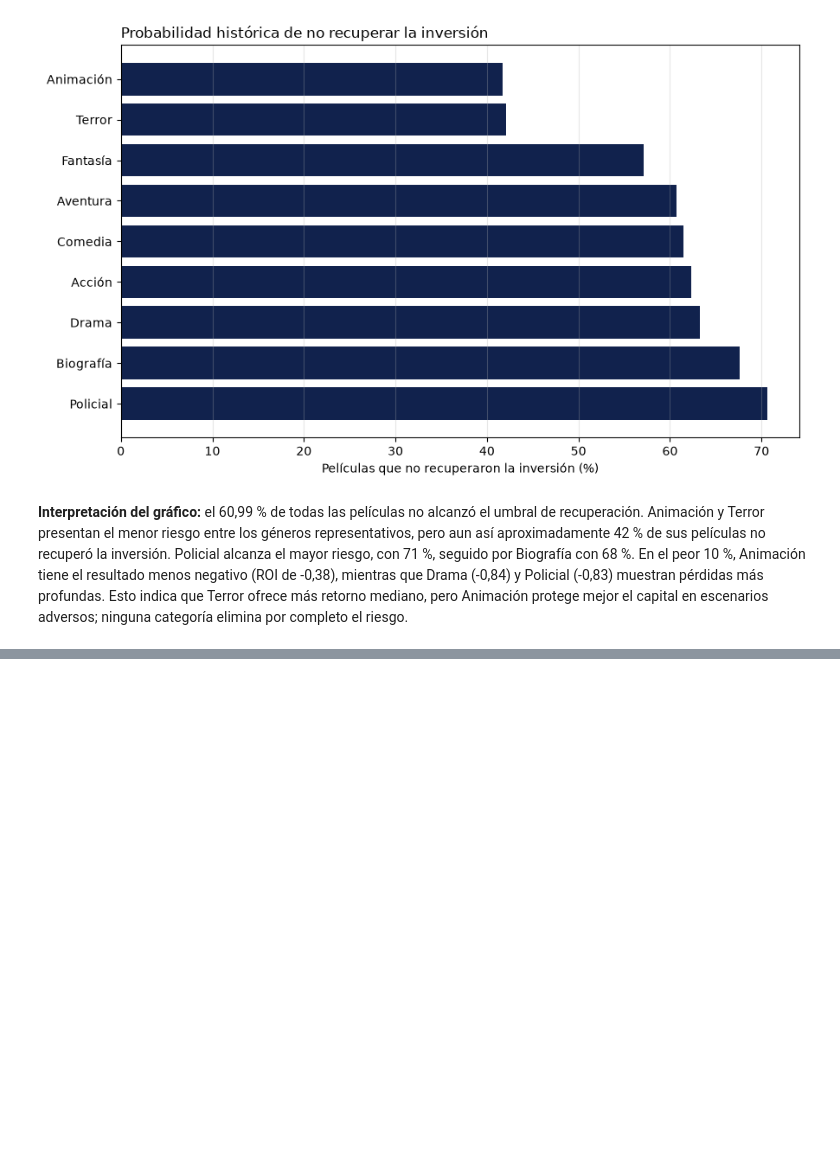
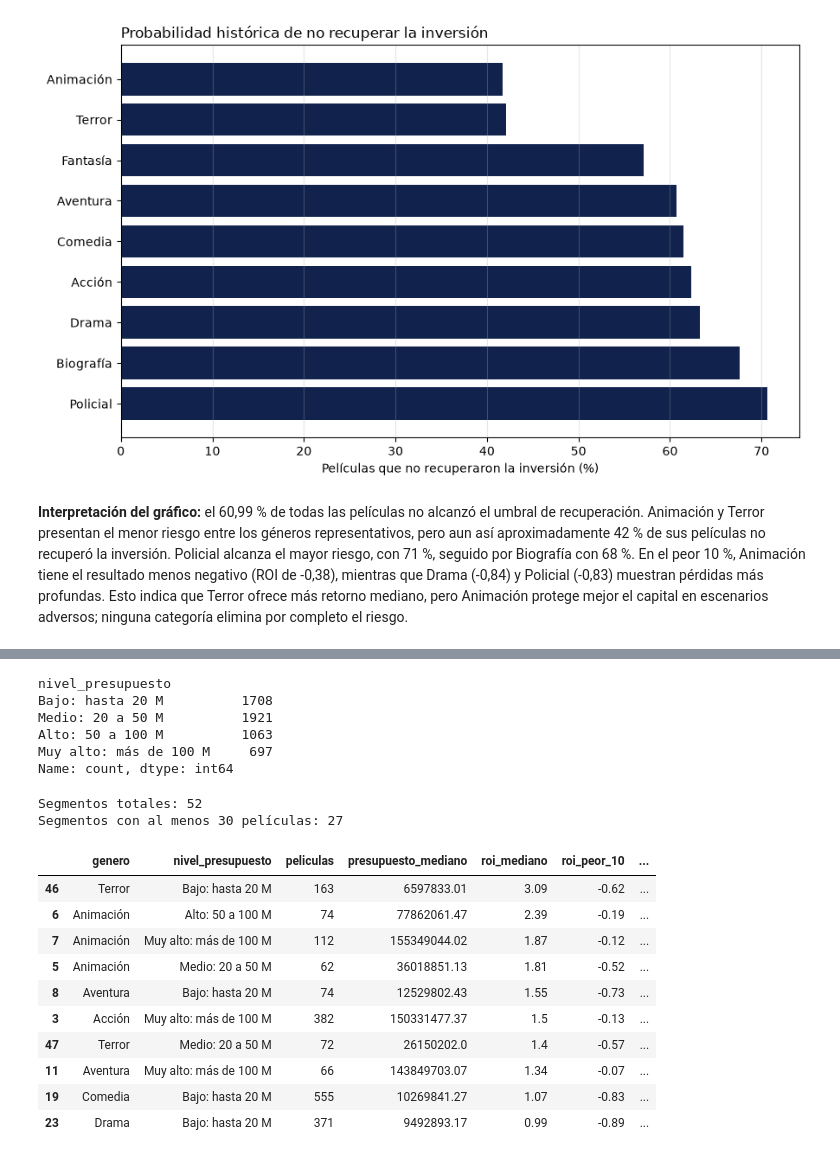
Before and after one commit to alvareezvicente-code/Vicente-Alvarez-programacion-analitica-2, a Jupyter notebook: notebooks/analisis.ipynb, the cells around one changed output, grey strips where cells are left out. Cells and saved outputs as stored; diff of their text form; code cells hidden in the pictures; blank space fills up the shorter version.

Commit message:
Identificar segmentos de riesgo y retorno

```diff
--- a/notebooks/analisis.ipynb
+++ b/notebooks/analisis.ipynb
@@ -1548,0 +1553,65 @@ plt.show()
+# %%
+peliculas_financieras["nivel_presupuesto"] = pd.cut(
+    peliculas_financieras["presupuesto_2020_usd"],
+    bins=[0, 20_000_000, 50_000_000, 100_000_000, float("inf")],
+    labels=["Bajo: hasta 20 M", "Medio: 20 a 50 M", "Alto: 50 a 100 M", "Muy alto: más de 100 M"],
+)
+
+print(peliculas_financieras["nivel_presupuesto"].value_counts(sort=False))
+# %% [output]
+nivel_presupuesto
+Bajo: hasta 20 M          1708
+Medio: 20 a 50 M          1921
+Alto: 50 a 100 M          1063
+Muy alto: más de 100 M     697
+Name: count, dtype: int64
+# %%
+segmentos = (
+    peliculas_financieras.groupby(
+        ["genero", "nivel_presupuesto"], observed=True
+    )
+    .agg(
+        peliculas=("id_pelicula", "size"),
+        presupuesto_mediano=("presupuesto_2020_usd", "median"),
+        roi_mediano=("roi", "median"),
+        roi_peor_10=("roi", lambda serie: serie.quantile(0.10)),
+        tasa_recuperacion=("recupero_inversion", "mean"),
+    )
+    .reset_index()
+)
+segmentos["probabilidad_perdida"] = 1 - segmentos["tasa_recuperacion"]
+
+segmentos_representativos = segmentos.loc[segmentos["peliculas"] >= 30].copy()
+print(f"Segmentos totales: {len(segmentos)}")
+print(f"Segmentos con al menos 30 películas: {len(segmentos_representativos)}")
+# %% [output]
+Segmentos totales: 52
+Segmentos con al menos 30 películas: 27
+# %%
+roi_mediano_general = peliculas_financieras["roi"].median()
+tasa_recuperacion_general = peliculas_financieras["recupero_inversion"].mean()
+
+segmentos_atractivos = segmentos_representativos.loc[
+    (segmentos_representativos["roi_mediano"] > roi_mediano_general)
+    & (segmentos_representativos["tasa_recuperacion"] > tasa_recuperacion_general)
+].sort_values(
+    ["tasa_recuperacion", "roi_mediano"], ascending=False
+)
+
+segmentos_atractivos[[
+    "genero", "nivel_presupuesto", "peliculas",
+    "presupuesto_mediano", "roi_mediano", "roi_peor_10",
+    "tasa_recuperacion", "probabilidad_perdida",
+]].round(2)
+# %% [output]
+|  | genero | nivel_presupuesto | peliculas | presupuesto_mediano | roi_mediano | roi_peor_10 | ... |
+| 46 | Terror | Bajo: hasta 20 M | 163 | 6597833.01 | 3.09 | -0.62 | ... |
+| 6 | Animación | Alto: 50 a 100 M | 74 | 77862061.47 | 2.39 | -0.19 | ... |
+| 7 | Animación | Muy alto: más de 100 M | 112 | 155349044.02 | 1.87 | -0.12 | ... |
+| 5 | Animación | Medio: 20 a 50 M | 62 | 36018851.13 | 1.81 | -0.52 | ... |
+| 8 | Aventura | Bajo: hasta 20 M | 74 | 12529802.43 | 1.55 | -0.73 | ... |
+| 3 | Acción | Muy alto: más de 100 M | 382 | 150331477.37 | 1.5 | -0.13 | ... |
+| 47 | Terror | Medio: 20 a 50 M | 72 | 26150202.0 | 1.4 | -0.57 | ... |
+| 11 | Aventura | Muy alto: más de 100 M | 66 | 143849703.07 | 1.34 | -0.07 | ... |
+| 19 | Comedia | Bajo: hasta 20 M | 555 | 10269841.27 | 1.07 | -0.83 | ... |
+| 23 | Drama | Bajo: hasta 20 M | 371 | 9492893.17 | 0.99 | -0.89 | ... |
```
Also changed, not shown: parts of 2 cells of this notebook.
